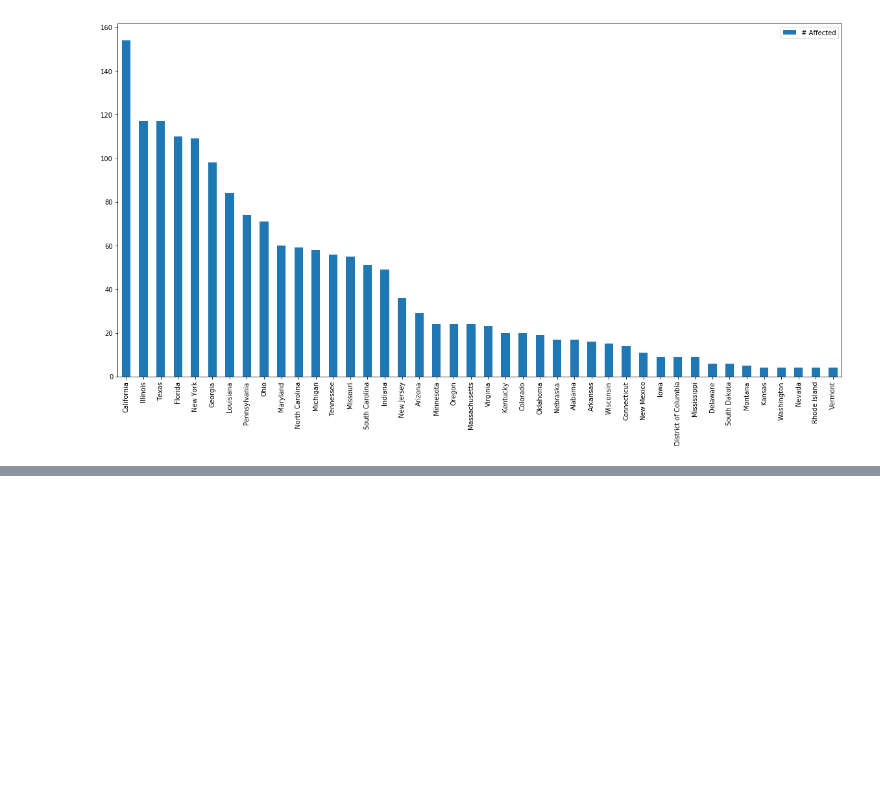
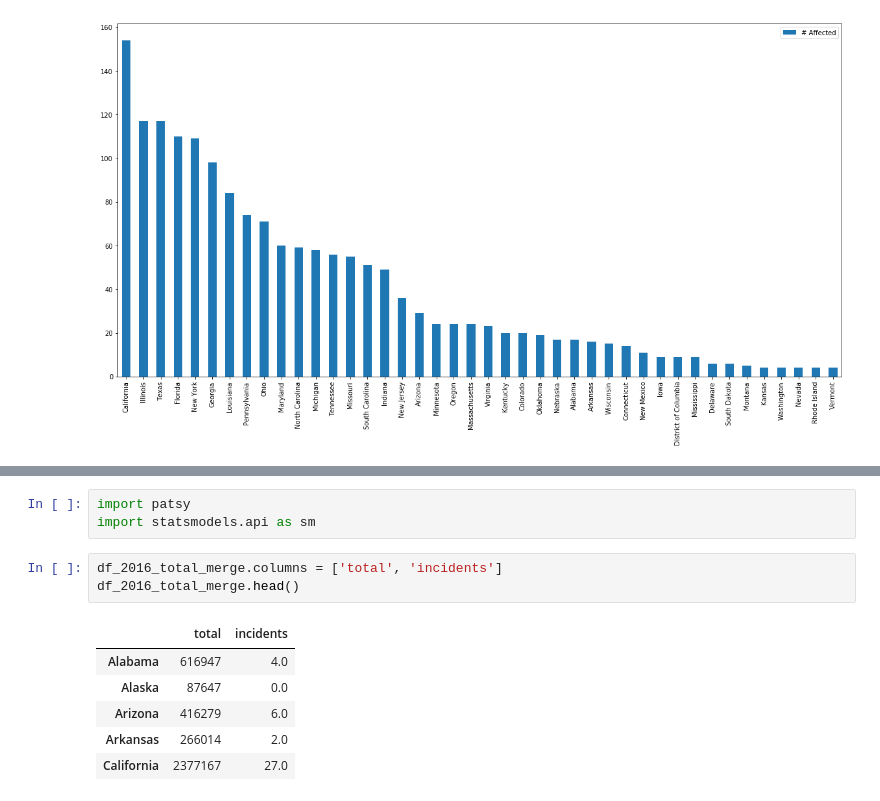
Before and after one commit to tyc024/Cogs108-Final-Project, a Jupyter notebook: dannys_notebook.ipynb, the cells around one changed output, grey strips where cells are left out. Saved outputs shown, nothing was run; the diff lists cells and outputs as text; blank space fills up the shorter version.

```diff
--- a/dannys_notebook.ipynb
+++ b/dannys_notebook.ipynb
@@ -151,0 +191,13 @@ df_affected.sort_values('# Affected')[::-1].plot(kind='bar', figsize=(20,10))
+# %%
+import patsy
+import statsmodels.api as sm
+# %%
+df_2016_total_merge.columns = ['total', 'incidents']
+df_2016_total_merge.head()
+# %% [output]
+|  | total | incidents |
+| Alabama | 616947 | 4.0 |
+| Alaska | 87647 | 0.0 |
+| Arizona | 416279 | 6.0 |
+| Arkansas | 266014 | 2.0 |
+| California | 2377167 | 27.0 |
```
Also changed, not shown: parts of 9 cells of this notebook, 2 other files.
